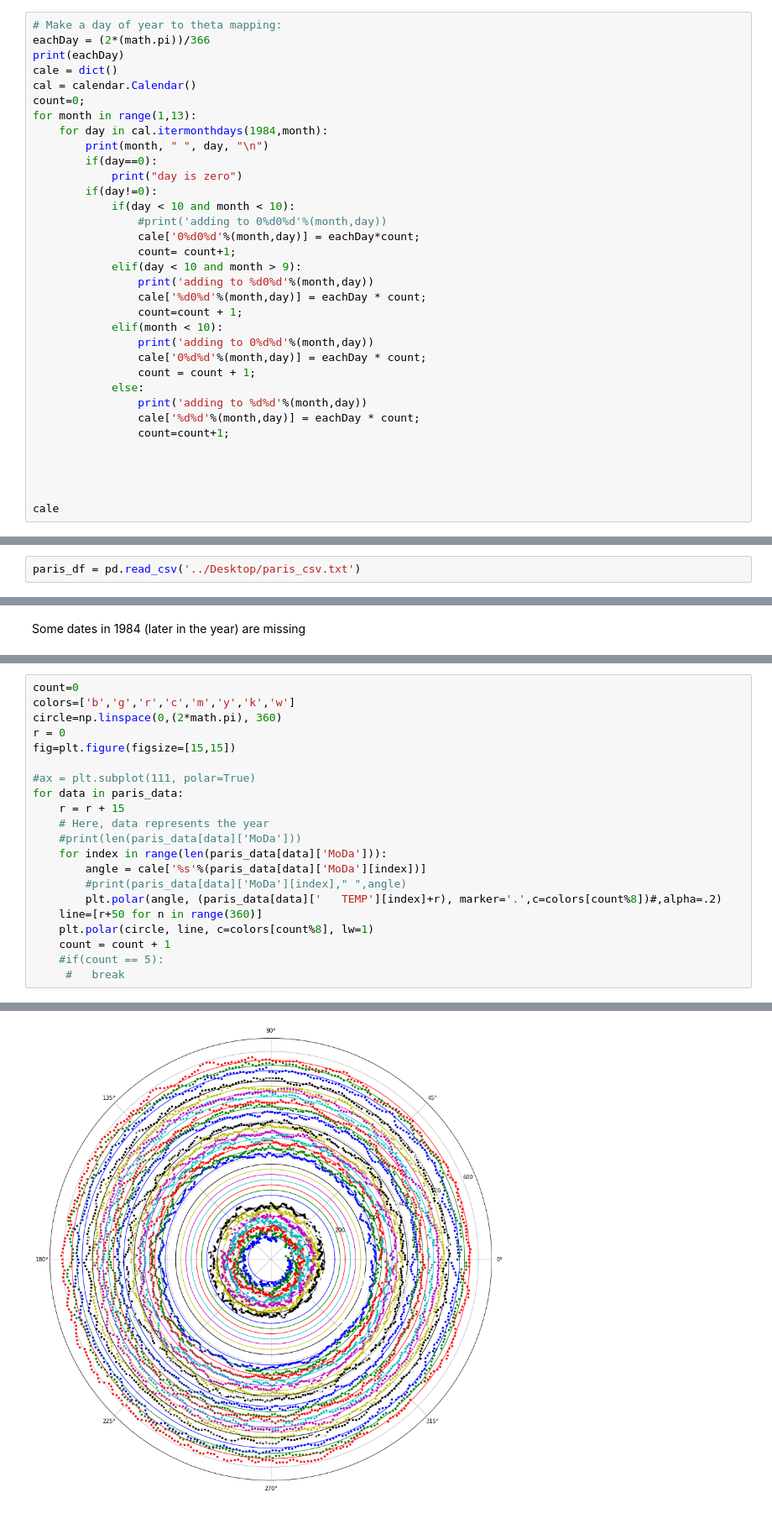
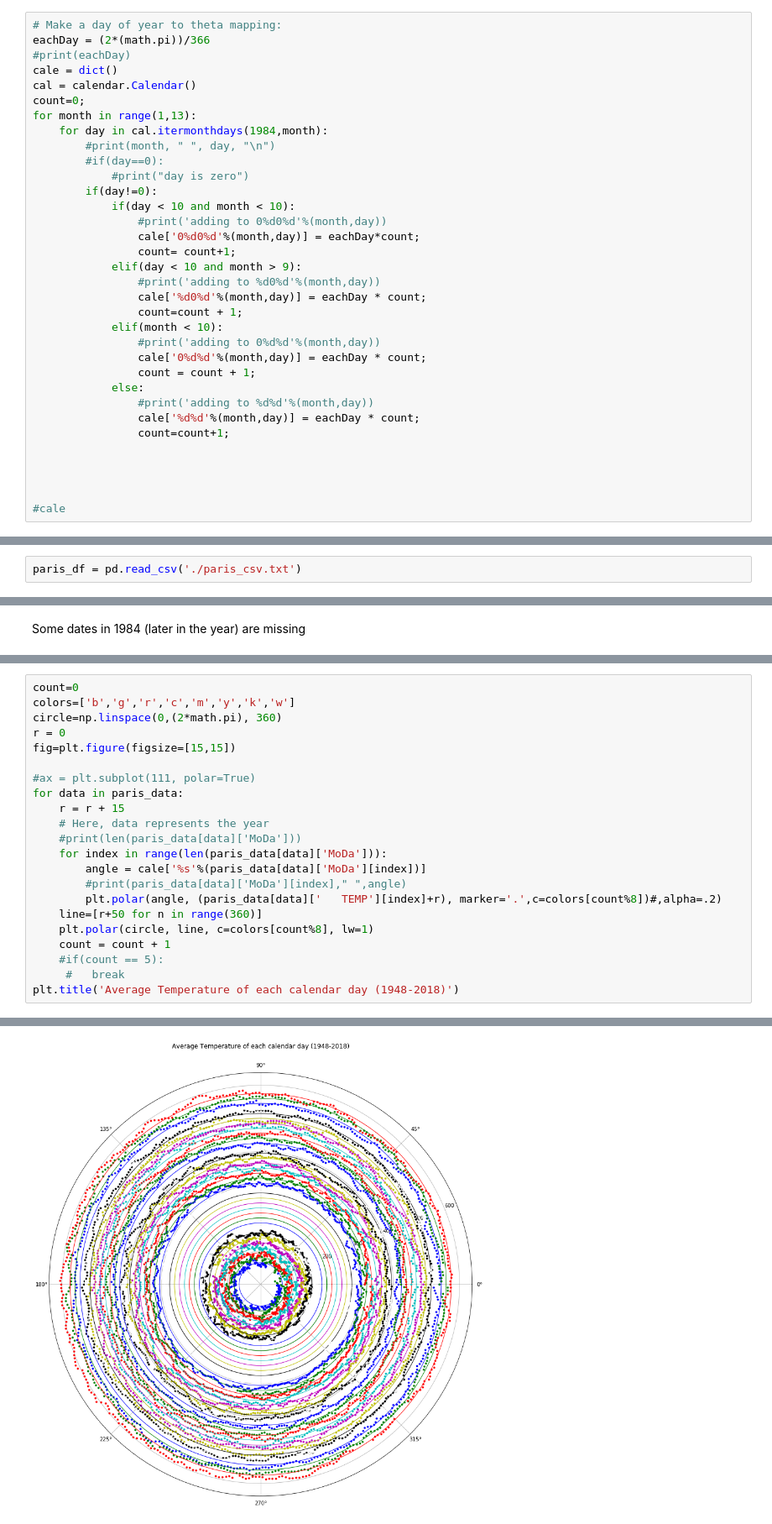
Before and after one commit to ayushigupta2106/COGS108_WeatherDataProject, a Jupyter notebook: weather_data.ipynb, the cells around one changed output, grey strips where cells are left out. Shown at 84% size. Drawn from its saved outputs; the diff is of its cells as text.

```diff
--- a/weather_data.ipynb
+++ b/weather_data.ipynb
@@ -12,34 +12,34 @@ import calendar
 # %%
 # Make a day of year to theta mapping:
 eachDay = (2*(math.pi))/366
-print(eachDay)
+#print(eachDay)
 cale = dict()
 cal = calendar.Calendar()
 count=0;
 for month in range(1,13):
     for day in cal.itermonthdays(1984,month):
-        print(month, " ", day, "\n")
-        if(day==0):
-            print("day is zero")
+        #print(month, " ", day, "\n")
+        #if(day==0):
+            #print("day is zero")
         if(day!=0):
             if(day < 10 and month < 10):
                 #print('adding to 0%d0%d'%(month,day))
                 cale['0%d0%d'%(month,day)] = eachDay*count;
                 count= count+1;
             elif(day < 10 and month > 9):
-                print('adding to %d0%d'%(month,day))
+                #print('adding to %d0%d'%(month,day))
                 cale['%d0%d'%(month,day)] = eachDay * count;
                 count=count + 1;
             elif(month < 10):
-                print('adding to 0%d%d'%(month,day))
+                #print('adding to 0%d%d'%(month,day))
                 cale['0%d%d'%(month,day)] = eachDay * count;
                 count = count + 1;
             else:
-                print('adding to %d%d'%(month,day))
+                #print('adding to %d%d'%(month,day))
                 cale['%d%d'%(month,day)] = eachDay * count;
                 count=count+1;
 
 
 
 
-cale
+#cale
@@ -81,5 +46,5 @@ day is zero
 # %%
-paris_df = pd.read_csv('../Desktop/paris_csv.txt')
+paris_df = pd.read_csv('./paris_csv.txt')
 # %%
 paris_df.rename(index=str,columns={'  ':'CountTEMP','  .1':'CountDEWP','  .2':'CountSLP','  .3':'CountSTP','  .4':'CountVISIB','  .5':'CountWDSP'},inplace=True)
 paris_df.drop([col_name for col_name in paris_df.columns if col_name.startswith('Unnamed: ')],axis=1,inplace=True)
@@ -185,4 +132,5 @@ for data in paris_data:
     count = count + 1
     #if(count == 5):
      #   break
+plt.title('Average Temperature of each calendar day (1948-2018)')
 # %% [output]
@@ -189 +138 @@ for data in paris_data:
-[figure, old version]
+[figure, new version]
```
Also changed, not shown: parts of 3 cells of this notebook, 1 other file.
